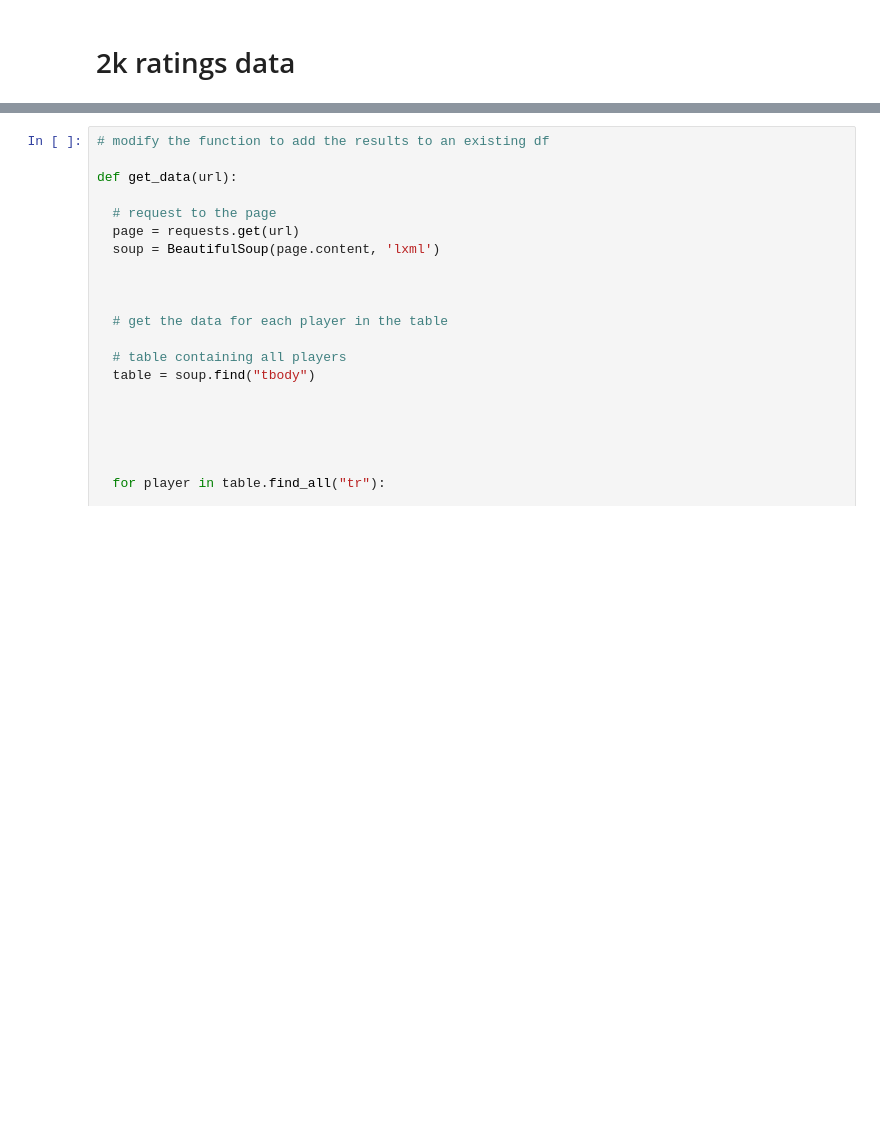
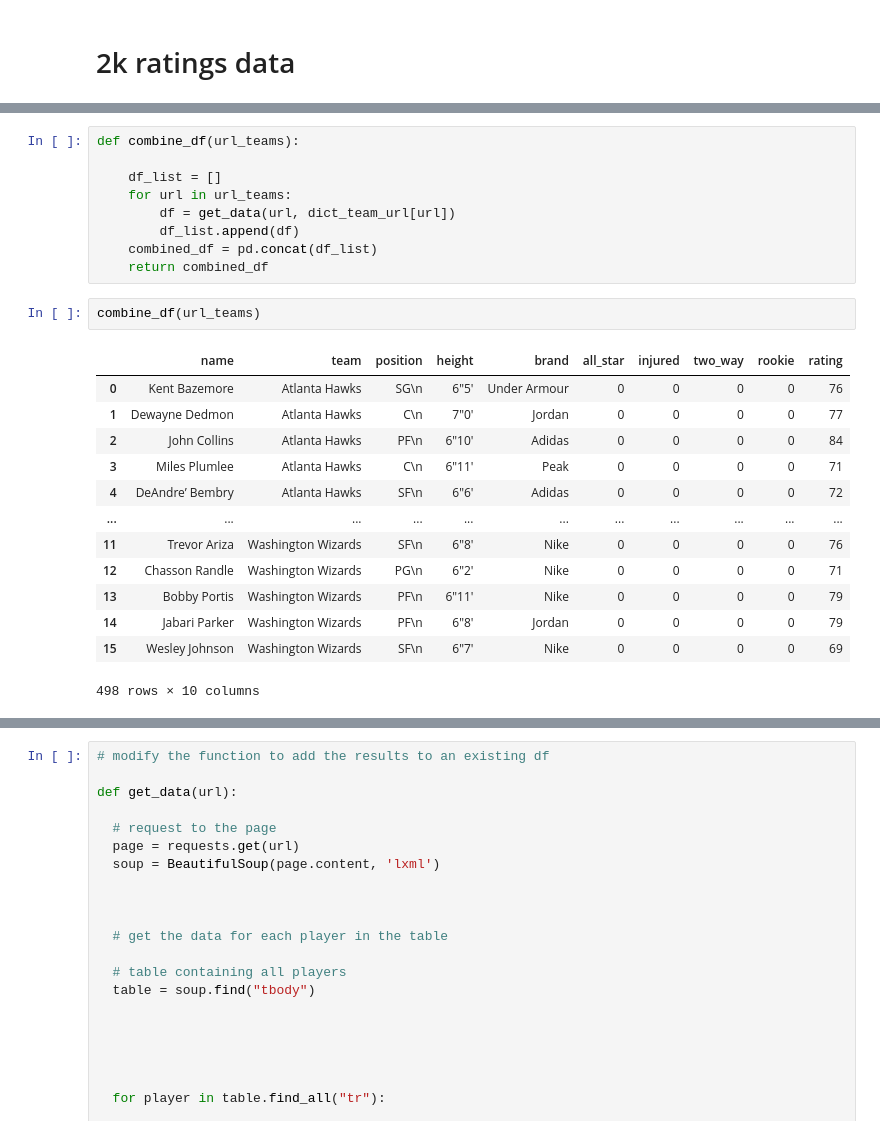
Before and after one commit to rtrinchet/NBA-2K-ratings, a Jupyter notebook: Notebooks/Get_data_2k_plus_stats.ipynb, the cells around one changed output, grey strips where cells are left out. Drawn from its saved outputs; the diff is of its cells as text; blank space fills up the shorter version.

```diff
--- a/Notebooks/Get_data_2k_plus_stats.ipynb
+++ b/Notebooks/Get_data_2k_plus_stats.ipynb
@@ -44,0 +170,25 @@ Crawl-delay: 10
+# %%
+def combine_df(url_teams):
+
+    df_list = []
+    for url in url_teams:
+        df = get_data(url, dict_team_url[url])
+        df_list.append(df)
+    combined_df = pd.concat(df_list)
+    return combined_df
+# %%
+combine_df(url_teams)
+# %% [output]
+|  | name | team | position | height | brand | all_star | injured | two_way | rookie | rating |
+| 0 | Kent Bazemore | Atlanta Hawks | SG\n | 6"5' | Under Armour | 0 | 0 | 0 | 0 | 76 |
+| 1 | Dewayne Dedmon | Atlanta Hawks | C\n | 7"0' | Jordan | 0 | 0 | 0 | 0 | 77 |
+| 2 | John Collins | Atlanta Hawks | PF\n | 6"10' | Adidas | 0 | 0 | 0 | 0 | 84 |
+| 3 | Miles Plumlee | Atlanta Hawks | C\n | 6"11' | Peak | 0 | 0 | 0 | 0 | 71 |
+| 4 | DeAndre’ Bembry | Atlanta Hawks | SF\n | 6"6' | Adidas | 0 | 0 | 0 | 0 | 72 |
+| ... | ... | ... | ... | ... | ... | ... | ... | ... | ... | ... |
+| 11 | Trevor Ariza | Washington Wizards | SF\n | 6"8' | Nike | 0 | 0 | 0 | 0 | 76 |
+| 12 | Chasson Randle | Washington Wizards | PG\n | 6"2' | Nike | 0 | 0 | 0 | 0 | 71 |
+| 13 | Bobby Portis | Washington Wizards | PF\n | 6"11' | Nike | 0 | 0 | 0 | 0 | 79 |
+| 14 | Jabari Parker | Washington Wizards | PF\n | 6"8' | Jordan | 0 | 0 | 0 | 0 | 79 |
+| 15 | Wesley Johnson | Washington Wizards | SF\n | 6"7' | Nike | 0 | 0 | 0 | 0 | 69 |
+498 rows × 10 columns
```
Also changed, not shown: parts of 8 cells of this notebook, 1 other file.
